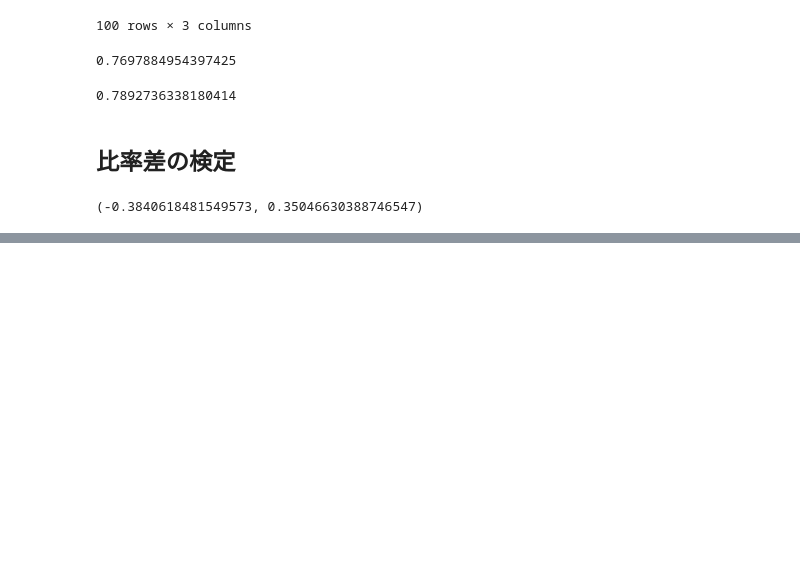
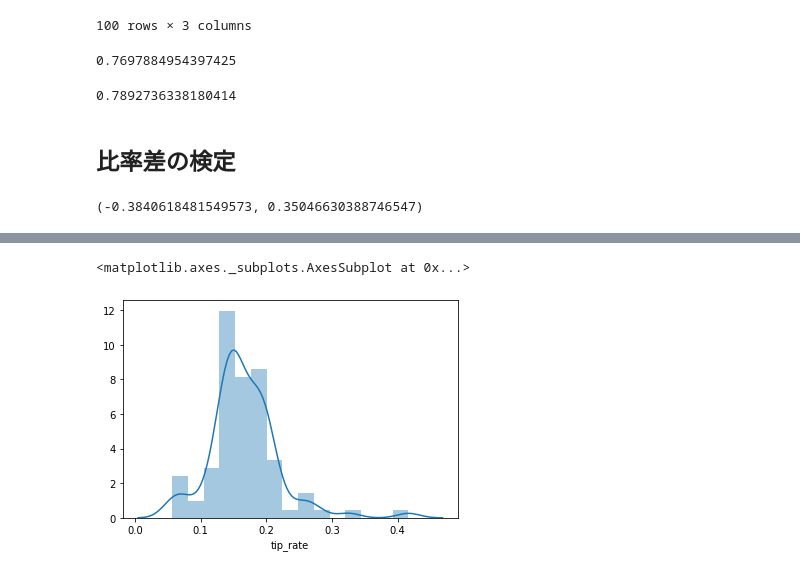
Before and after one commit to fellaini25/kame-python-statistics, a Jupyter notebook: basic-statistics.ipynb, the cells around one changed output, grey strips where cells are left out. Saved outputs shown, nothing was run; the diff lists cells and outputs as text; code cells hidden in the pictures; blank space fills up the shorter version.

```diff
--- a/basic-statistics.ipynb
+++ b/basic-statistics.ipynb
@@ -781,0 +838,5 @@ proportions_ztest([30, 33], [1000, 1000], alternative="smaller")
+# %%
+sns.distplot(female_tips)
+# %% [output]
+<matplotlib.axes._subplots.AxesSubplot at 0x...>
+[figure, added]
```
Also changed, not shown: parts of 14 cells of this notebook.
